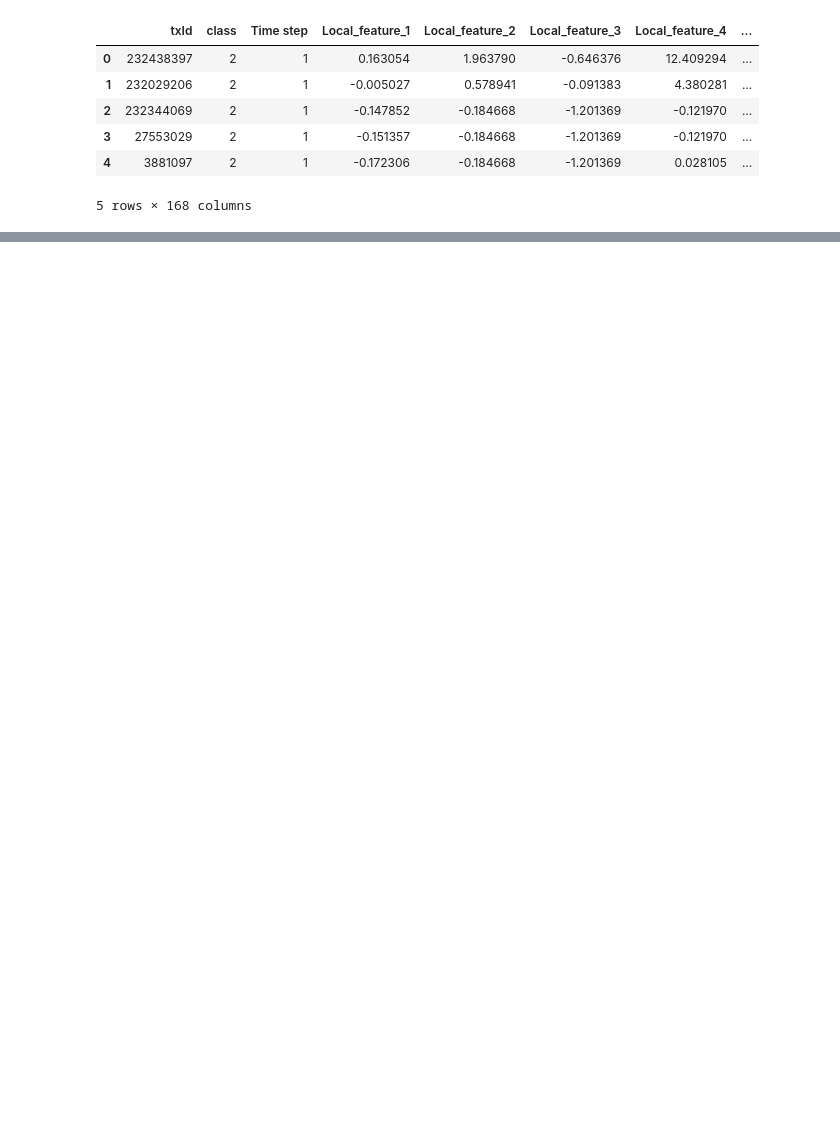
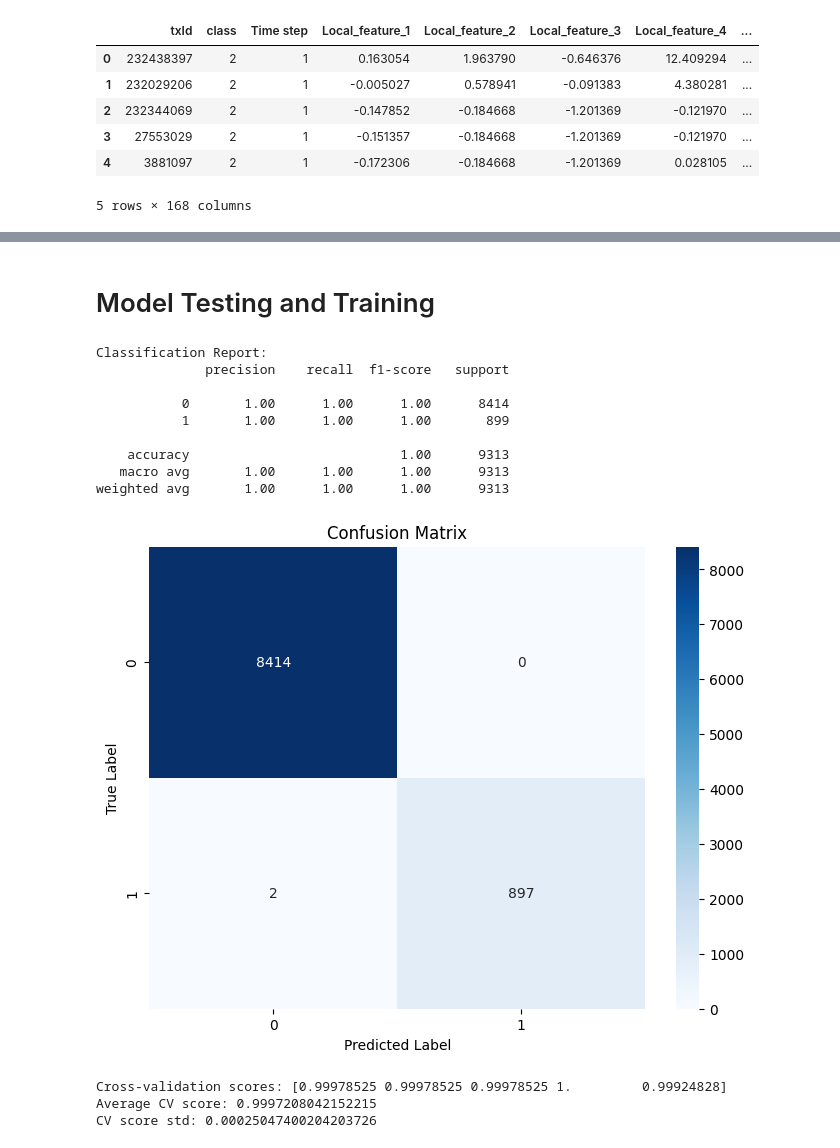
Before and after one commit to samirds150/TenFIn, a Jupyter notebook: backend/notebooks/Untitled.ipynb, the cells around one changed output, grey strips where cells are left out. Cells and saved outputs as stored; diff of their text form; code cells hidden in the pictures; blank space fills up the shorter version.

Commit message:
Model Updated

```diff
--- a/backend/notebooks/Untitled.ipynb
+++ b/backend/notebooks/Untitled.ipynb
@@ -185,0 +213,80 @@ F1 Score:0.841
+# %% [markdown]
+# Model Testing and Training
+# %%
+
+# 1. First, prepare your data
+# Assuming you have your target variable (labels) stored in y
+# If not, make sure to define your target variable
+# y = df_class_feature_selected['target_column']
+
+# 2. Split the data
+X_train, X_test, y_train, y_test = train_test_split(pca_df, y,
+                                                    test_size=0.2,
+                                                    random_state=42)
+
+# 3. Create and train the SVM model
+svm_model = SVC(kernel='rbf', random_state=42)  # Using RBF kernel
+svm_model.fit(X_train, y_train)
+
+# 4. Make predictions
+y_pred = svm_model.predict(X_test)
+
+# 5. Evaluate the model
+# Print classification report
+print("Classification Report:")
+print(classification_report(y_test, y_pred))
+
+# Create confusion matrix
+cm = confusion_matrix(y_test, y_pred)
+
+# Plot confusion matrix
+plt.figure(figsize=(8, 6))
+sns.heatmap(cm, annot=True, fmt='d', cmap='Blues')
+plt.title('Confusion Matrix')
+plt.ylabel('True Label')
+plt.xlabel('Predicted Label')
+plt.show()
+
+# 6. Optional: Cross-validation
+from sklearn.model_selection import cross_val_score
+
+cv_scores = cross_val_score(svm_model, pca_df, y, cv=5)
+print("\nCross-validation scores:", cv_scores)
+print("Average CV score:", cv_scores.mean())
+print("CV score std:", cv_scores.std())
+
+# 7. Optional: Grid Search for hyperparameter tuning
+from sklearn.model_selection import GridSearchCV
+
+param_grid = {
+    'C': [0.1, 1, 10, 100],
+    'gamma': ['scale', 'auto', 0.1, 0.01],
+    'kernel': ['rbf', 'linear']
+}
+
+grid_search = GridSearchCV(SVC(), param_grid, cv=5, n_jobs=-1)
+grid_search.fit(X_train, y_train)
+
+print("\nBest parameters:", grid_search.best_params_)
+print("Best cross-validation score:", grid_search.best_score_)
+
+# Use the best model
+best_model = grid_search.best_estimator_
+best_predictions = best_model.predict(X_test)
+
+print("\nClassification Report with Best Model:")
+print(classification_report(y_test, best_predictions))
+# %% [output]
+Classification Report:
+              precision    recall  f1-score   support
+
+           0       1.00      1.00      1.00      8414
+           1       1.00      1.00      1.00       899
+
+    accuracy                           1.00      9313
+   macro avg       1.00      1.00      1.00      9313
+weighted avg       1.00      1.00      1.00      9313
+[figure, added]
+Cross-validation scores: [0.99978525 0.99978525 0.99978525 1.         0.99924828]
+Average CV score: 0.9997208042152215
+CV score std: 0.00025047400204203726
```
Also changed, not shown: parts of 14 cells of this notebook, 6 other files.
